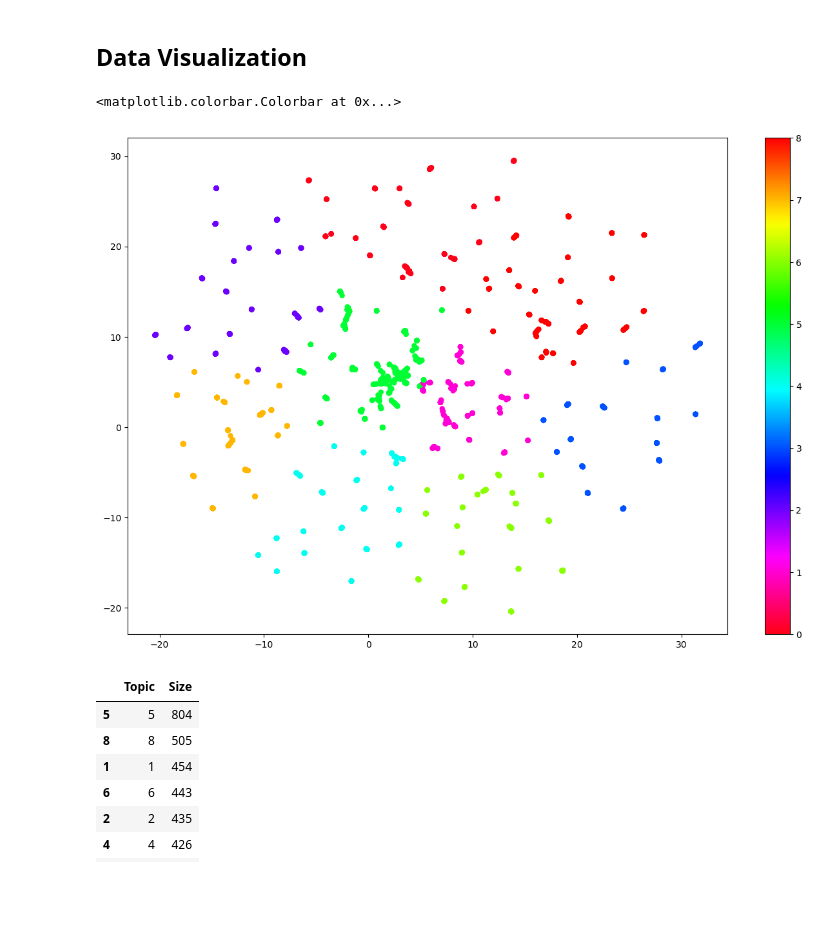
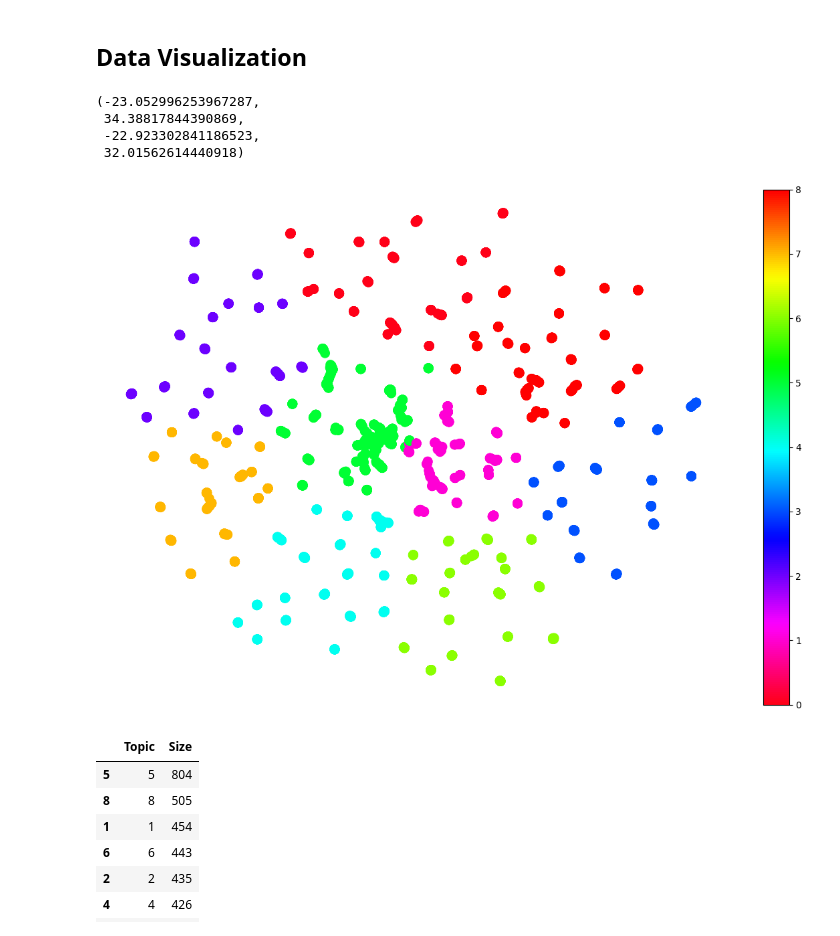
Before and after one commit to rdiazrincon/AD_clustering, a Jupyter notebook: AD_clustering.ipynb, the cells around one changed output. Saved outputs shown, nothing was run; the diff lists cells and outputs as text; code cells hidden in the pictures; blank space fills up the shorter version.

Commit message:
Adjusting plots

```diff
--- a/AD_clustering.ipynb
+++ b/AD_clustering.ipynb
@@ -298,18 +298,22 @@ df_corpus
 # %%
 # Prepare data
 result = pd.DataFrame(umap_embedding, columns=['x', 'y'])
 result['labels'] = cluster_assignment
 
 # Visualize clusters
 fig, ax = plt.subplots(figsize=(15, 10))
 outliers = result.loc[result.labels == -1, :]
 clustered = result.loc[result.labels != -1, :]
-plt.scatter(outliers.x, outliers.y, color='#BDBDBD', s=25)
-plt.scatter(clustered.x, clustered.y, c=clustered.labels, s=25, cmap='hsv_r')
+plt.scatter(outliers.x, outliers.y, color='#BDBDBD', s=95)
+plt.scatter(clustered.x, clustered.y, c=clustered.labels, s=95, cmap='hsv_r')
 plt.colorbar()
+plt.axis('off')
 # %% [output]
-<matplotlib.colorbar.Colorbar at 0x...>
+(-23.052996253967287,
+ 34.38817844390869,
+ -22.923302841186523,
+ 32.01562614440918)
-[figure, old version]
+[figure, new version]
 # %%
 docs_df = pd.DataFrame(corpus, columns=["Doc"])
 docs_df['Topic'] = cluster_assignment
```
Also changed, not shown: parts of 1 cell of this notebook.
